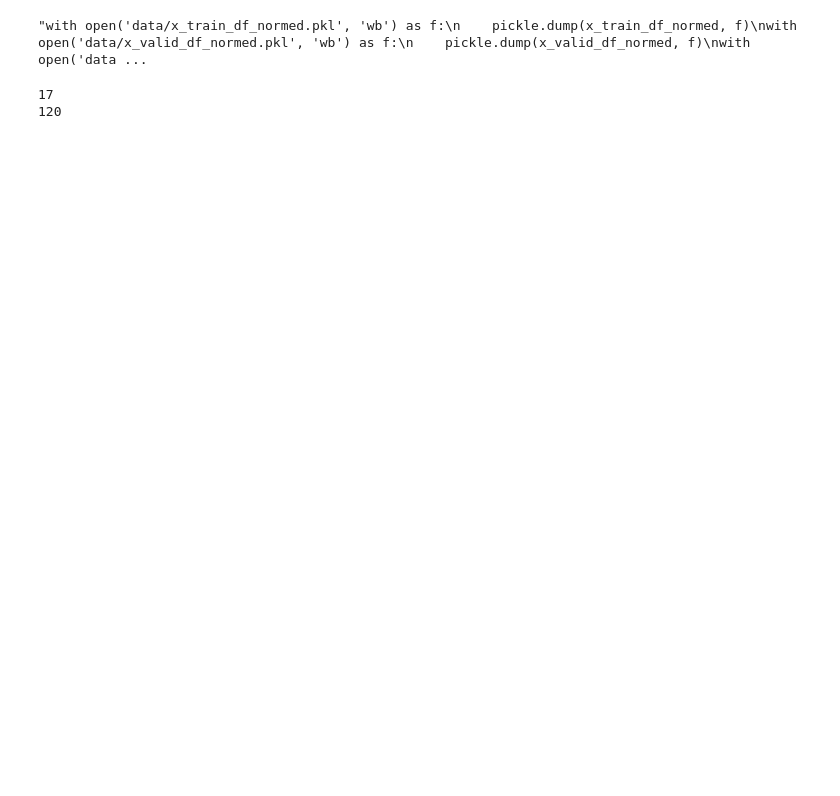
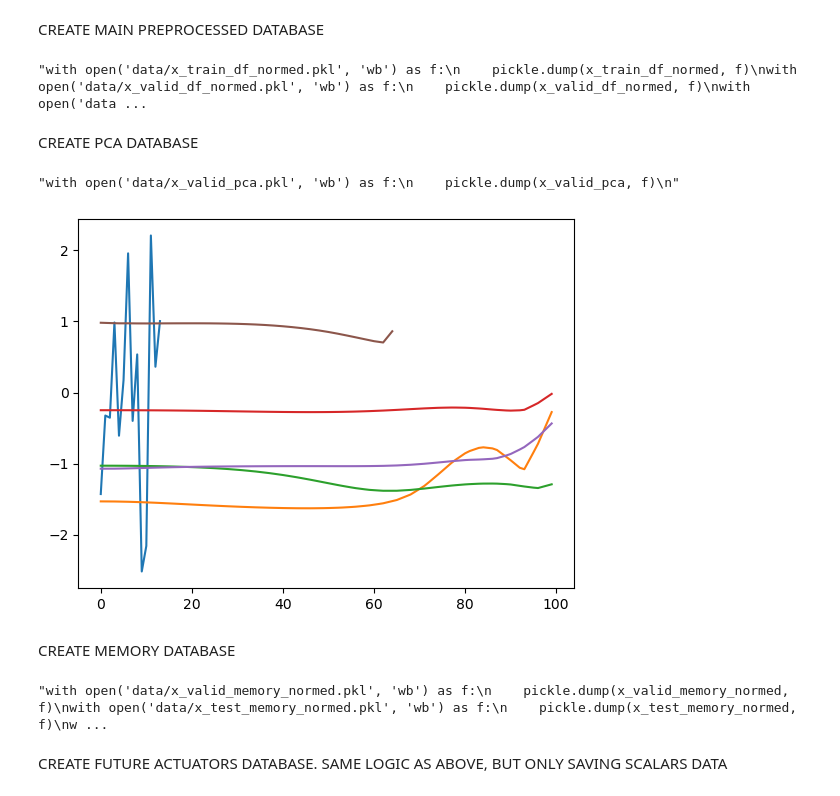
Before and after one commit to PlasmaControl/TearingModeSurvival, a Jupyter notebook: data_processing.ipynb, the cells around one changed output. Drawn from its saved outputs; the diff is of its cells as text; code cells hidden in the pictures; blank space fills up the shorter version.

Commit message:
create data processing script

```diff
--- a/data_processing.ipynb
+++ b/data_processing.ipynb
@@ -21,3 +22,5 @@ from sksurv.metrics import concordance_index_ipcw, brier_score, cumulative_dynam
+# %% [markdown]
+CREATE MAIN PREPROCESSED DATABASE
 # %%
 shots = np.load('/projects/EKOLEMEN/survival_tm/shots.npy')
 tm_shots = np.load('/projects/EKOLEMEN/survival_tm/tm_shots.npy')
@@ -109,3 +112,55 @@ with open('data/outcomes_test_df.pkl', 'wb') as f:
     pickle.dump(outcomes_test_df, f)'''
 # %% [output]
 "with open('data/x_train_df_normed.pkl', 'wb') as f:\n    pickle.dump(x_train_df_normed, f)\nwith open('data/x_valid_df_normed.pkl', 'wb') as f:\n    pickle.dump(x_valid_df_normed, f)\nwith open('data ...
+# %% [markdown]
+CREATE PCA DATABASE
+# %%
+# separate each normalized profile
+scalars = np.array(x_valid_df_normed)[:, 0:14]
+te = np.array(x_valid_df_normed)[:, 14:33+14]
+ti = np.array(x_valid_df_normed)[:, 33+14:66+14]
+ne = np.array(x_valid_df_normed)[:, 66+14:99+14]
+rot = np.array(x_valid_df_normed)[:, 99+14:132+14]
+qpsi = np.array(x_valid_df_normed)[:, 132+14:165+14]
+
+# upsample to PCS dimensions
+x_old = np.linspace(0, 1, 33)
+x_long = np.linspace(0, 1, 100)
+x_for_q = np.linspace(0, 1, 65)
+te = np.array([np.interp(x_long, x_old, te[i]) for i in range(len(te))])
+ti = np.array([np.interp(x_long, x_old, ti[i]) for i in range(len(ti))])
+ne = np.array([np.interp(x_long, x_old, ne[i]) for i in range(len(ne))])
+rot = np.array([np.interp(x_long, x_old, rot[i]) for i in range(len(rot))])
+qpsi = np.array([np.interp(x_for_q, x_old, qpsi[i]) for i in range(len(qpsi))])
+plt.plot(scalars[0])
+plt.plot(te[0])
+plt.plot(ti[0])
+plt.plot(ne[0])
+plt.plot(rot[0])
+plt.plot(qpsi[0])
+pca = PCA(n_components=4)
+
+# Fit PCA on the data
+pca.fit(te)
+te_pca = pca.transform(te)
+
+pca.fit(ti)
+ti_pca = pca.transform(ti)
+
+pca.fit(ne)
+ne_pca = pca.transform(ne)
+
+pca.fit(rot)
+rot_pca = pca.transform(rot)
+
+pca.fit(qpsi)
+qpsi_pca = pca.transform(qpsi)
+
+x_valid_pca = pd.DataFrame(np.concatenate((scalars, te_pca, ti_pca, ne_pca, rot_pca, qpsi_pca), axis=1))
+
+'''with open('data/x_valid_pca.pkl', 'wb') as f:
+    pickle.dump(x_valid_pca, f)
+'''
+# %% [output]
+"with open('data/x_valid_pca.pkl', 'wb') as f:\n    pickle.dump(x_valid_pca, f)\n"
+[figure, added]
@@ -112,3 +174,5 @@ with open('data/outcomes_test_df.pkl', 'wb') as f:
+# %% [markdown]
+CREATE MEMORY DATABASE
 # %%
 # we give each timestep all the info from a few timesteps in the past.
 
@@ -128,30 +192,30 @@ outcomes_valid_memory = pd.DataFrame({'time': t_valid_np, 'event': e_valid_np})
 outcomes_test_memory = pd.DataFrame({'time': t_test_np, 'event': e_test_np})
 outcomes_train_memory = pd.DataFrame({'time': t_train_np, 'event': e_train_np})
 
+# make the state of each timestep contain 5 timesteps of data
 x_valid_memory = np.array([x_valid_np[i-4:i+1].flatten() for i in range(4, len(x_valid_np))])
 x_test_memory = np.array([x_test_np[i-4:i+1].flatten() for i in range(4, len(x_test_np))])
 x_train_memory = np.array([x_train_np[i-4:i+1].flatten() for i in range(4, len(x_train_np))])
 
+# remove the first 4 timesteps of each shot from the dataset. This is so that data from the previous shot isn't saved in the current shot
 train_peaks = np.array(find_peaks_in_data(np.array(outcomes_train_memory['time'])))
 valid_peaks = np.array(find_peaks_in_data(np.array(outcomes_valid_memory['time'])))
 test_peaks = np.array(find_peaks_in_data(np.array(outcomes_test_memory['time'])))
-
 new_train_peaks = np.sort(np.concatenate((train_peaks, train_peaks+1, train_peaks+2, train_peaks+3)))
 new_valid_peaks = np.sort(np.concatenate((valid_peaks, valid_peaks+1, valid_peaks+2, valid_peaks+3)))
 new_test_peaks = np.sort(np.concatenate((test_peaks, test_peaks+1, test_peaks+2, test_peaks+3)))
-
-
 x_valid_memory = pd.DataFrame(np.delete(x_valid_memory, new_valid_peaks, axis=0))
 x_test_memory = pd.DataFrame(np.delete(x_test_memory, new_test_peaks, axis=0))
 x_train_memory = pd.DataFrame(np.delete(x_train_memory, new_train_peaks, axis=0))
 
+# normalize
 scaler = Scaler()
 transformer = scaler.fit(x_train_memory)
 x_train_memory_normed = transformer.transform(x_train_memory)
 x_valid_memory_normed = transformer.transform(x_valid_memory)
 x_test_memory_normed = transformer.transform(x_test_memory)
 
-with open('data/x_valid_memory_normed.pkl', 'wb') as f:
+'''with open('data/x_valid_memory_normed.pkl', 'wb') as f:
     pickle.dump(x_valid_memory_normed, f)
 with open('data/x_test_memory_normed.pkl', 'wb') as f:
     pickle.dump(x_test_memory_normed, f)
@@ -162,13 +226,11 @@ with open('data/outcomes_valid_memory.pkl', 'wb') as f:
 with open('data/outcomes_train_memory.pkl', 'wb') as f:
     pickle.dump(outcomes_train_memory, f)
 with open('data/outcomes_test_memory.pkl', 'wb') as f:
-    pickle.dump(outcomes_test_memory, f)
+    pickle.dump(outcomes_test_memory, f)'''
+# %% [output]
+"with open('data/x_valid_memory_normed.pkl', 'wb') as f:\n    pickle.dump(x_valid_memory_normed, f)\nwith open('data/x_test_memory_normed.pkl', 'wb') as f:\n    pickle.dump(x_test_memory_normed, f)\nw ...
-# %%
-print(train_peaks[0])
-print(t_train_np[16])
-# %% [output]
-17
-120
+# %% [markdown]
+CREATE FUTURE ACTUATORS DATABASE. SAME LOGIC AS ABOVE, BUT ONLY SAVING SCALARS DATA
 # %%
 signals = ['pinj', 'tinj', 'betan_EFIT01', 'qmin_EFIT01', 'ech_pwr_total', 'ip', 'bt', 'li_EFIT01', 'aminor_EFIT01',
           'rmaxis_EFIT01', 'tribot_EFIT01', 'tritop_EFIT01', 'kappa_EFIT01', 'volume_EFIT01']
```
Also changed, not shown: parts of 8 cells of this notebook.
